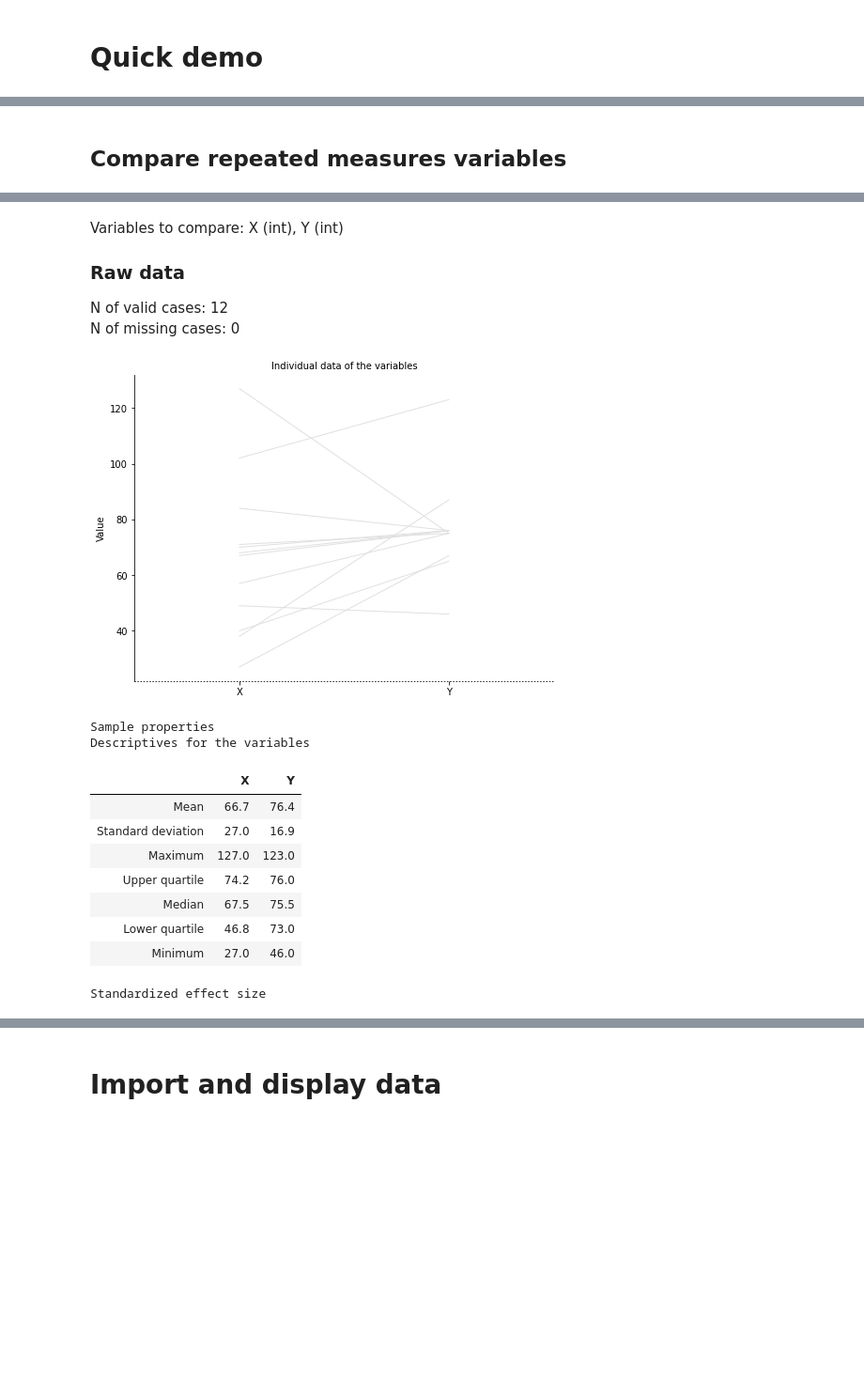
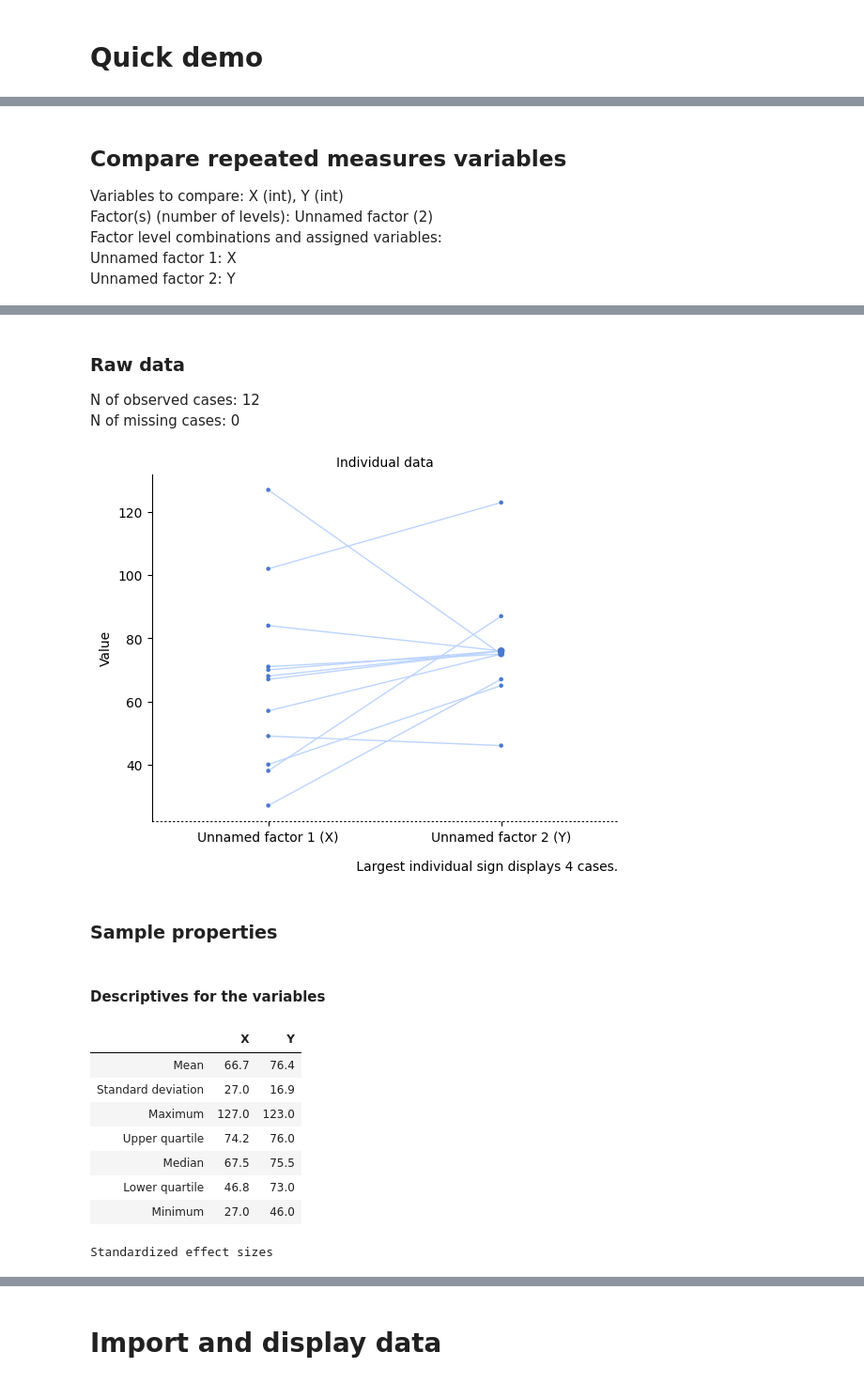
Before and after one commit to cogstat/cogstat, a Jupyter notebook: cogstat/docs/CogStat Jupyter Notebook tutorial.ipynb, the cells around one changed output, grey strips where cells are left out. Shown at 94% size. Saved outputs shown, nothing was run; the diff lists cells and outputs as text; code cells hidden in the pictures; blank space fills up the shorter version.

```diff
--- a/cogstat/docs/CogStat Jupyter Notebook tutorial.ipynb
+++ b/cogstat/docs/CogStat Jupyter Notebook tutorial.ipynb
@@ -31,7 +38,7 @@ cs_dir, dummy_filename = os.path.split(cs.__file__)  # We use this for the demo
 # All results can be seen below. Appropriate graphs and statistics were chosen and compiled automatically by CogStat.
 
 # Load some data
-data = cs.CogStatData(data = os.path.join(cs_dir, 'sample_data', 'example_data.csv'))
+data = cs.CogStatData(data = os.path.join(cs_dir, 'demo_data', 'dummy data', 'example_data.csv'))
 # Display the data below
 cs.display(data.print_data())
 # Let's compare two variables
@@ -60 +67,6 @@ Source: text file - /home/attila/Programs/Python3_venv/lib/python3.6/site-packag
 Compare repeated measures variables
+Variables to compare: X (int), Y (int)
+Factor(s) (number of levels): Unnamed factor (2)
+Factor level combinations and assigned variables:
+Unnamed factor 1: X
+Unnamed factor 2: Y
@@ -61,19 +74,18 @@ Compare repeated measures variables
-Variables to compare: X (int), Y (int)
 Raw data
-N of valid cases: 12
+N of observed cases: 12
 N of missing cases: 0
-[figure, old version]
+[figure, new version]
+Sample properties
+Descriptives for the variables
+|  | X | Y |
+| Mean | 66.7 | 76.4 |
+| Standard deviation | 27.0 | 16.9 |
+| Maximum | 127.0 | 123.0 |
+| Upper quartile | 74.2 | 76.0 |
+| Median | 67.5 | 75.5 |
+| Lower quartile | 46.8 | 73.0 |
+| Minimum | 27.0 | 46.0 |
-Sample properties
-Descriptives for the variables
+Standardized effect sizes
-|  | X | Y |
-| Mean | 66.7 | 76.4 |
-| Standard deviation | 27.0 | 16.9 |
-| Maximum | 127.0 | 123.0 |
-| Upper quartile | 74.2 | 76.0 |
-| Median | 67.5 | 75.5 |
-| Lower quartile | 46.8 | 73.0 |
-| Minimum | 27.0 | 46.0 |
-Standardized effect size
 |  | Value |
 | Cohen's d | -0.415 |
 | Eta-squared | 0.041 |
```
Also changed, not shown: parts of 8 cells of this notebook.
